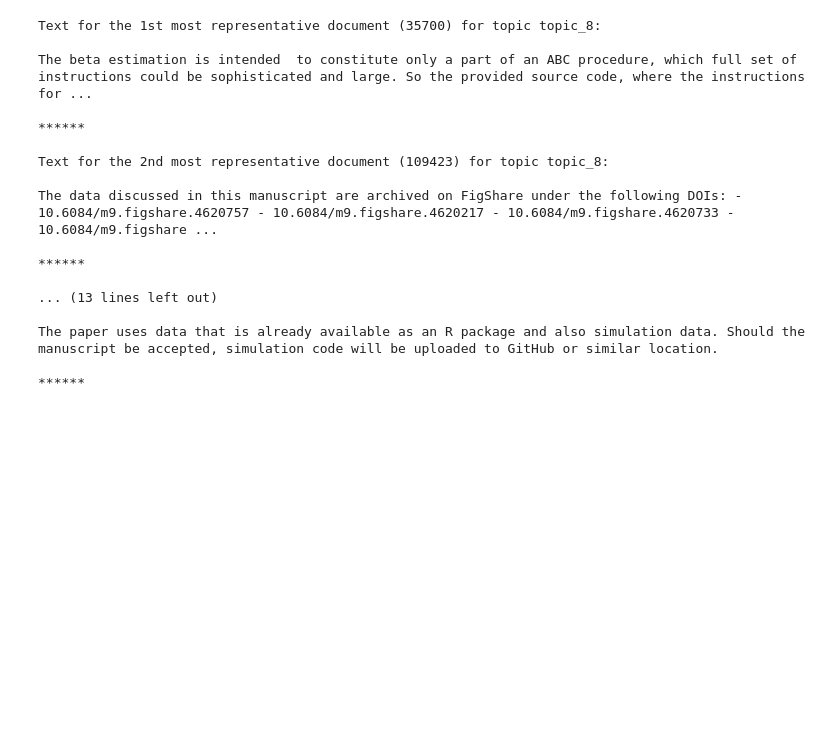
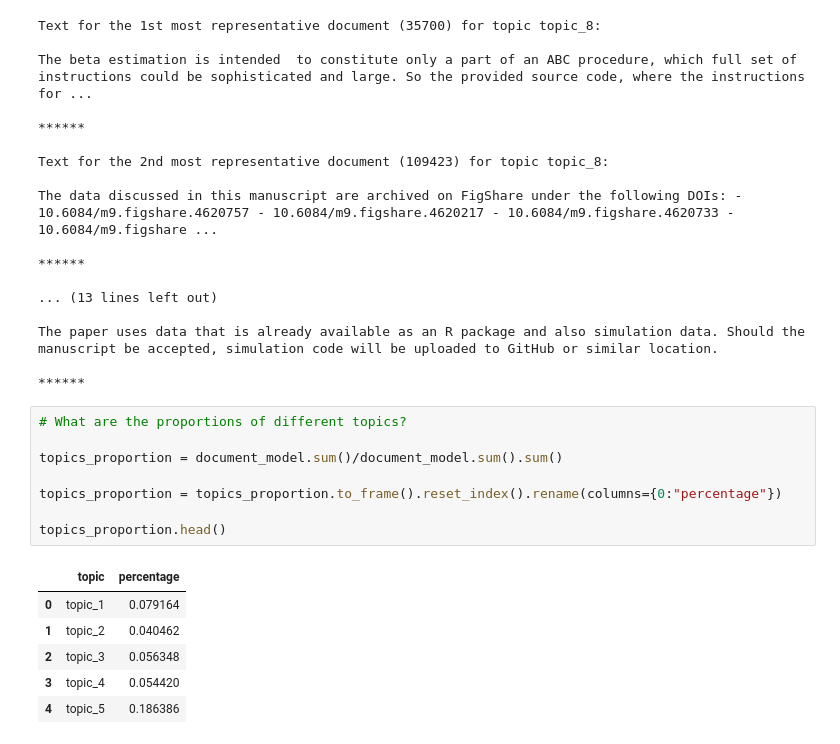
Before and after one commit to DWFlanagan/data-availability-statements, a Jupyter notebook: notebooks/0.5-DWFlanagan-LDA.ipynb, the cells around one changed output. Drawn from its saved outputs; the diff is of its cells as text; blank space fills up the shorter version.

```diff
--- a/notebooks/0.5-DWFlanagan-LDA.ipynb
+++ b/notebooks/0.5-DWFlanagan-LDA.ipynb
@@ -156,3 +158,18 @@ The data discussed in this manuscript are archived on FigShare under the followi
 The paper uses data that is already available as an R package and also simulation data. Should the manuscript be accepted, simulation code will be uploaded to GitHub or similar location.
 
 ******
+# %%
+# What are the proportions of different topics?
+
+topics_proportion = document_model.sum()/document_model.sum().sum()
+
+topics_proportion = topics_proportion.to_frame().reset_index().rename(columns={0:"percentage"})
+
+topics_proportion.head()
+# %% [output]
+|  | topic | percentage |
+| 0 | topic_1 | 0.079164 |
+| 1 | topic_2 | 0.040462 |
+| 2 | topic_3 | 0.056348 |
+| 3 | topic_4 | 0.054420 |
+| 4 | topic_5 | 0.186386 |
```
Also changed, not shown: parts of 2 cells of this notebook, 2 other files.
